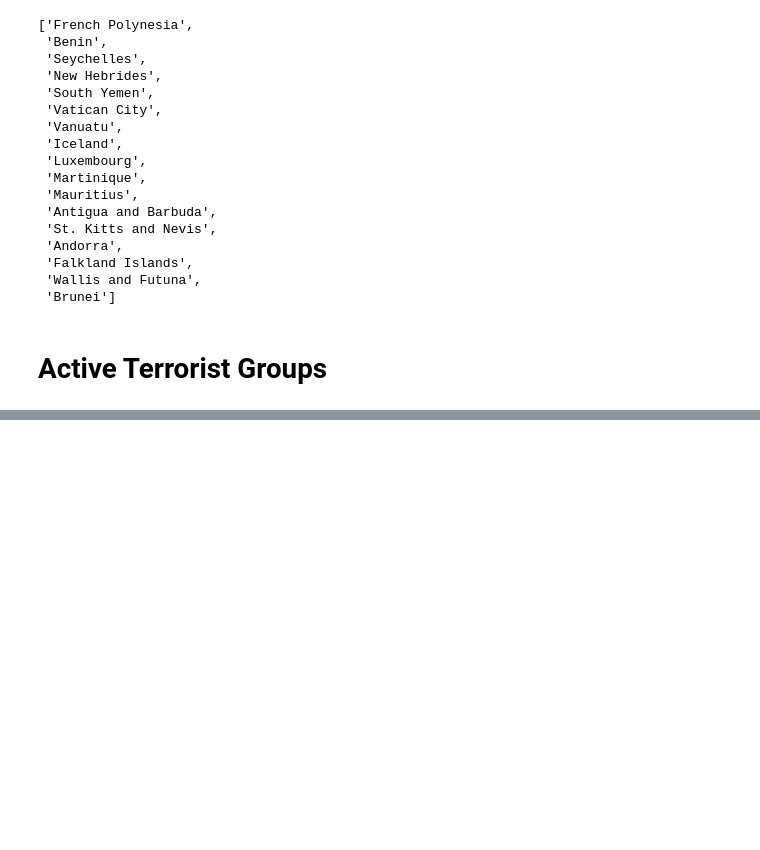
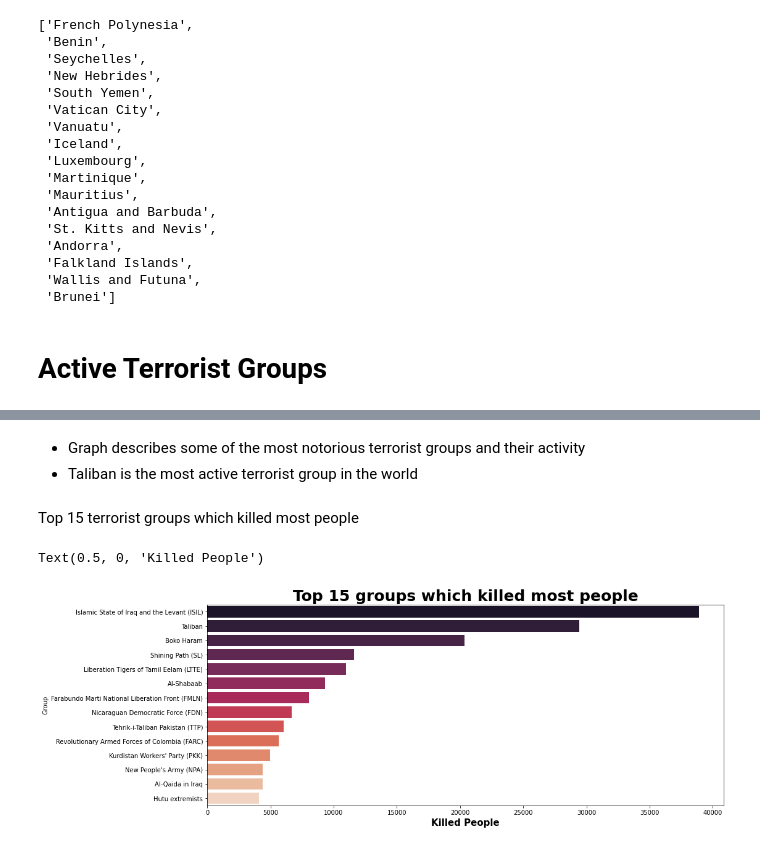
Before and after one commit to rohit-1026/Global-Terrorism-Analysis, a Jupyter notebook: Global_Terrorism_Analysis_Capstone_Project.ipynb, the cells around one changed output, grey strips where cells are left out. Cells and saved outputs as stored; diff of their text form; code cells hidden in the pictures; blank space fills up the shorter version.

```diff
--- a/Global_Terrorism_Analysis_Capstone_Project.ipynb
+++ b/Global_Terrorism_Analysis_Capstone_Project.ipynb
@@ -306,0 +320,18 @@ list(zero_killed_country['Country'])
+# %% [markdown]
+
+
+*   Graph describes some of the most notorious terrorist groups and their activity
+*   Taliban is the most active terrorist group in the world
+# %% [markdown]
+Top 15 terrorist groups which killed most people
+# %%
+# groups with killed numbers of people
+
+group_with_killed=df[['Group','Killed']].groupby('Group').sum().sort_values(by='Killed',ascending=False).head(15)
+plt.subplots(figsize=(15,6))
+sns.barplot(group_with_killed.Killed.values[1:],group_with_killed.index[1:],palette='rocket')
+plt.title('Top 15 groups which killed most people',fontsize=25,weight='bold')
+plt.xlabel('Killed People',fontsize=15,weight='bold')
+# %% [output]
+Text(0.5, 0, 'Killed People')
+[figure, added]
```
Also changed, not shown: parts of 11 cells of this notebook.
